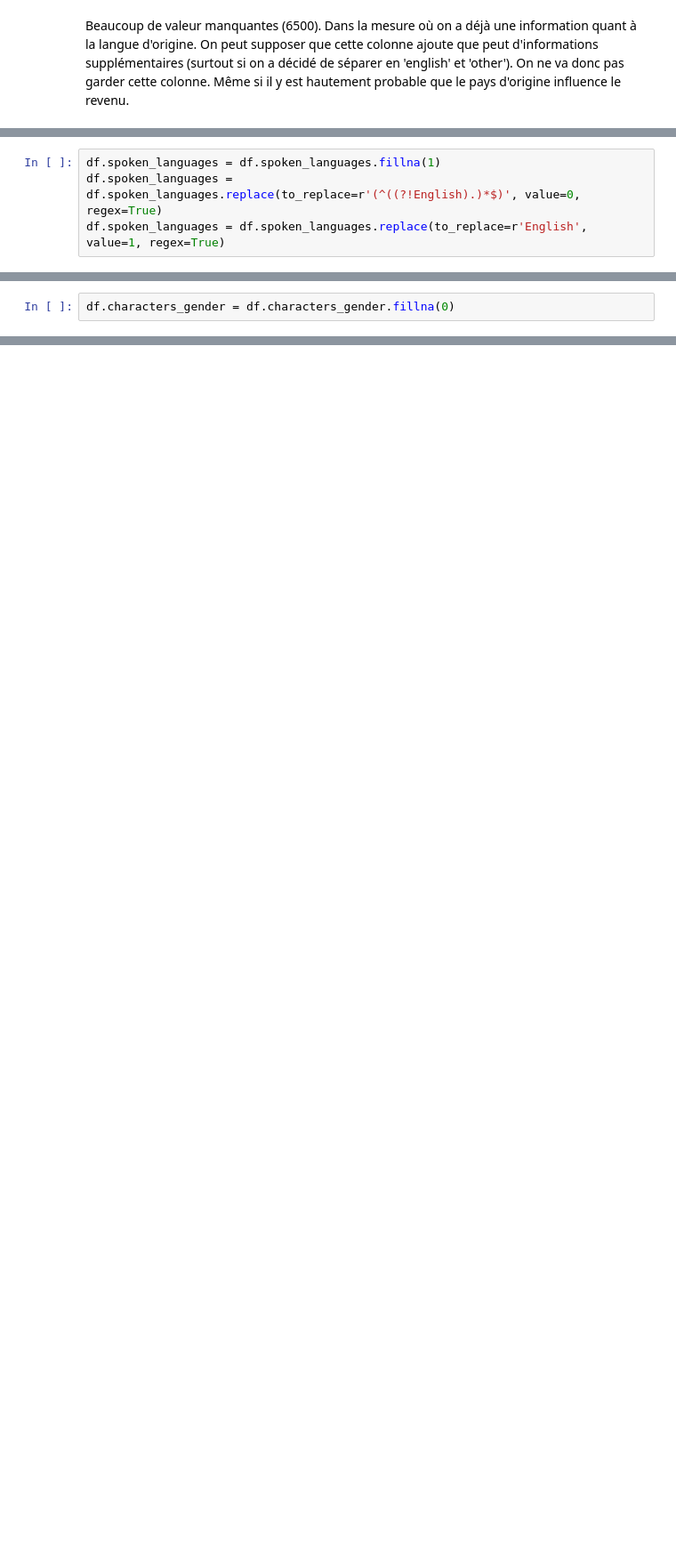
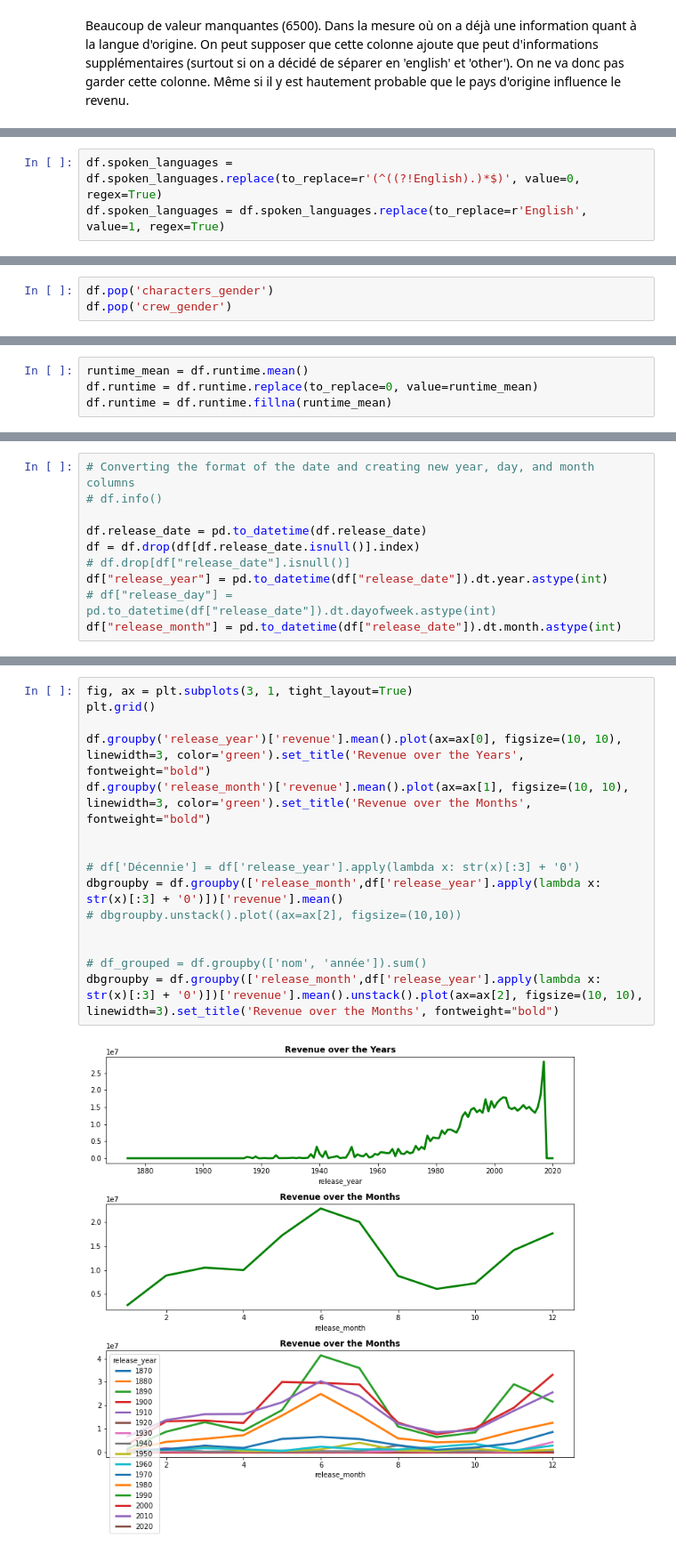
Before and after one commit to Aaramis/Film_recommandation, a Jupyter notebook: data_transformation.ipynb, the cells around one changed output, grey strips where cells are left out. Shown at 89% size. Cells and saved outputs as stored; diff of their text form; blank space fills up the shorter version.

```diff
--- a/data_transformation.ipynb
+++ b/data_transformation.ipynb
@@ -116,4 +157,3 @@ Il y a 75 langues différentes. On va procéder au même tri que précédemment,
 # %%
-df.spoken_languages = df.spoken_languages.fillna(1)
 df.spoken_languages = df.spoken_languages.replace(to_replace=r'(^((?!English).)*$)', value=0, regex=True)
 df.spoken_languages = df.spoken_languages.replace(to_replace=r'English', value=1, regex=True)
@@ -132,2 +243,3 @@ Il y a quelques valeurs manqunates que nous allons ajouter à 0 (correspondant
 # %%
-df.characters_gender = df.characters_gender.fillna(0)
+df.pop('characters_gender')
+df.pop('crew_gender')
@@ -133,0 +276,4 @@ df.characters_gender = df.characters_gender.fillna(0)
+# %%
+runtime_mean = df.runtime.mean()
+df.runtime = df.runtime.replace(to_replace=0, value=runtime_mean)
+df.runtime = df.runtime.fillna(runtime_mean)
@@ -133,0 +284,10 @@ df.characters_gender = df.characters_gender.fillna(0)
+# %%
+# Converting the format of the date and creating new year, day, and month columns
+# df.info()
+
+df.release_date = pd.to_datetime(df.release_date)
+df = df.drop(df[df.release_date.isnull()].index)
+# df.drop[df["release_date"].isnull()]
+df["release_year"] = pd.to_datetime(df["release_date"]).dt.year.astype(int)
+# df["release_day"] = pd.to_datetime(df["release_date"]).dt.dayofweek.astype(int)
+df["release_month"] = pd.to_datetime(df["release_date"]).dt.month.astype(int)
@@ -133,0 +298,17 @@ df.characters_gender = df.characters_gender.fillna(0)
+# %%
+fig, ax = plt.subplots(3, 1, tight_layout=True)
+plt.grid()
+
+df.groupby('release_year')['revenue'].mean().plot(ax=ax[0], figsize=(10, 10), linewidth=3, color='green').set_title('Revenue over the Years', fontweight="bold")
+df.groupby('release_month')['revenue'].mean().plot(ax=ax[1], figsize=(10, 10), linewidth=3, color='green').set_title('Revenue over the Months', fontweight="bold")
+
+
+# df['Décennie'] = df['release_year'].apply(lambda x: str(x)[:3] + '0')
+dbgroupby = df.groupby(['release_month',df['release_year'].apply(lambda x: str(x)[:3] + '0')])['revenue'].mean()
+# dbgroupby.unstack().plot((ax=ax[2], figsize=(10,10))
+
+
+# df_grouped = df.groupby(['nom', 'année']).sum()
+dbgroupby = df.groupby(['release_month',df['release_year'].apply(lambda x: str(x)[:3] + '0')])['revenue'].mean().unstack().plot(ax=ax[2], figsize=(10, 10), linewidth=3).set_title('Revenue over the Months', fontweight="bold")
+# %% [output]
+[figure, added]
```
Also changed, not shown: parts of 39 cells of this notebook, 3 other files.
